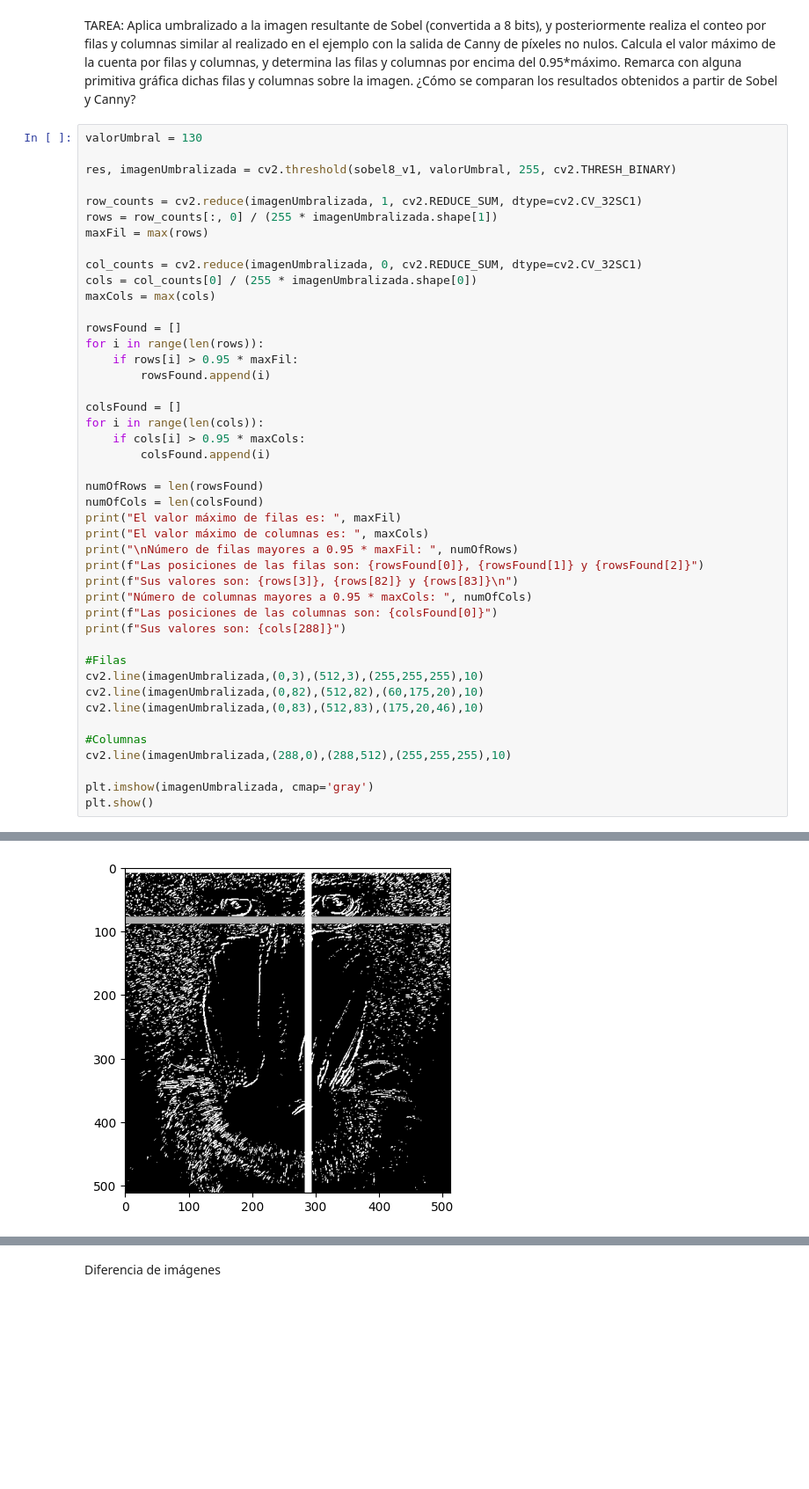
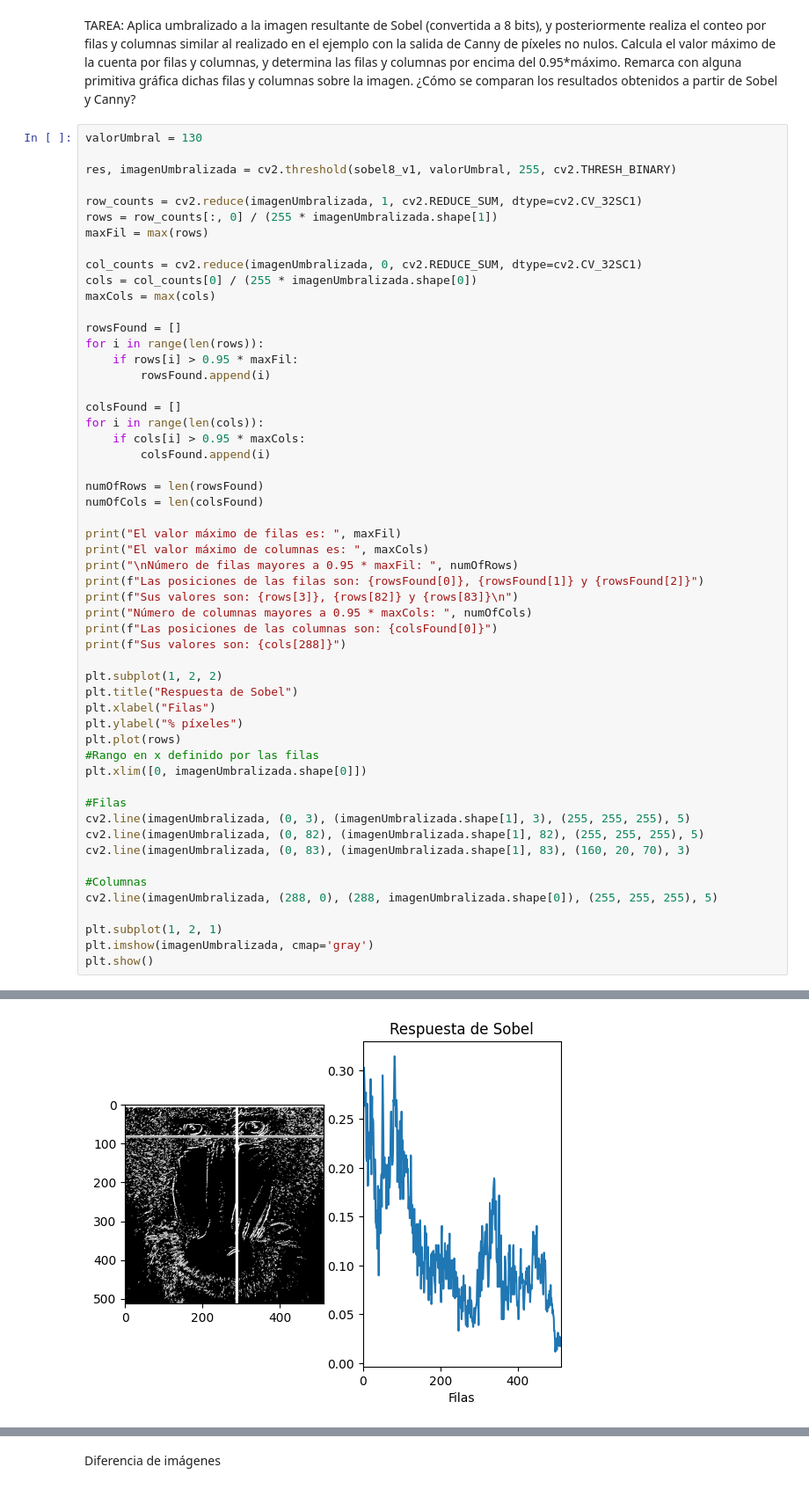
Before and after one commit to Tiago1615/VC-2, a Jupyter notebook: VC_P2.ipynb, the cells around one changed output, grey strips where cells are left out. Shown at 88% size. Cells and saved outputs as stored; diff of their text form; blank space fills up the shorter version.

```diff
--- a/VC_P2.ipynb
+++ b/VC_P2.ipynb
@@ -279,35 +281,45 @@ for i in range(len(cols)):
         colsFound.append(i)
 
 numOfRows = len(rowsFound)
 numOfCols = len(colsFound)
+
 print("El valor máximo de filas es: ", maxFil)
 print("El valor máximo de columnas es: ", maxCols)
 print("\nNúmero de filas mayores a 0.95 * maxFil: ", numOfRows)
 print(f"Las posiciones de las filas son: {rowsFound[0]}, {rowsFound[1]} y {rowsFound[2]}")
 print(f"Sus valores son: {rows[3]}, {rows[82]} y {rows[83]}\n")
 print("Número de columnas mayores a 0.95 * maxCols: ", numOfCols)
 print(f"Las posiciones de las columnas son: {colsFound[0]}")
 print(f"Sus valores son: {cols[288]}")
 
+plt.subplot(1, 2, 2)
+plt.title("Respuesta de Sobel")
+plt.xlabel("Filas")
+plt.ylabel("% píxeles")
+plt.plot(rows)
+#Rango en x definido por las filas
+plt.xlim([0, imagenUmbralizada.shape[0]])
+
 #Filas
-cv2.line(imagenUmbralizada,(0,3),(512,3),(255,255,255),10)
-cv2.line(imagenUmbralizada,(0,82),(512,82),(60,175,20),10)
-cv2.line(imagenUmbralizada,(0,83),(512,83),(175,20,46),10)
+cv2.line(imagenUmbralizada, (0, 3), (imagenUmbralizada.shape[1], 3), (255, 255, 255), 5)
+cv2.line(imagenUmbralizada, (0, 82), (imagenUmbralizada.shape[1], 82), (255, 255, 255), 5)
+cv2.line(imagenUmbralizada, (0, 83), (imagenUmbralizada.shape[1], 83), (160, 20, 70), 3)
 
 #Columnas
-cv2.line(imagenUmbralizada,(288,0),(288,512),(255,255,255),10)
+cv2.line(imagenUmbralizada, (288, 0), (288, imagenUmbralizada.shape[0]), (255, 255, 255), 5)
 
+plt.subplot(1, 2, 1)
 plt.imshow(imagenUmbralizada, cmap='gray')
 plt.show()
 # %% [output]
 El valor máximo de filas es:  0.314453125
 El valor máximo de columnas es:  0.349609375
 
 Número de filas mayores a 0.95 * maxFil:  3
 Las posiciones de las filas son: 3, 82 y 83
 Sus valores son: 0.302734375, 0.314453125 y 0.30078125
 
 Número de columnas mayores a 0.95 * maxCols:  1
 Las posiciones de las columnas son: 288
 Sus valores son: 0.349609375
-[figure, old version]
+[figure, new version]
```
Also changed, not shown: parts of 2 cells of this notebook.
